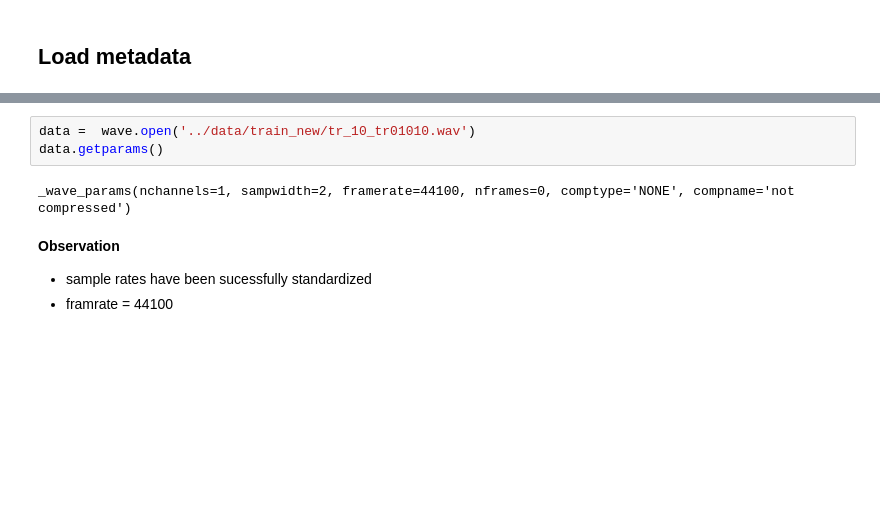
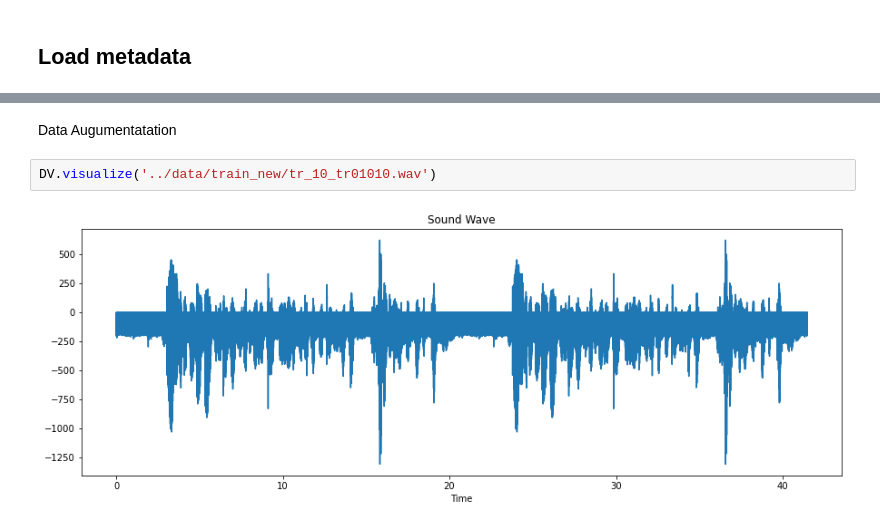
Before and after one commit to Micky373/speech_to_text, a Jupyter notebook: notebooks/preprocessing.ipynb, the cells around one changed output, grey strips where cells are left out. Drawn from its saved outputs; the diff is of its cells as text; blank space fills up the shorter version.

```diff
--- a/notebooks/preprocessing.ipynb
+++ b/notebooks/preprocessing.ipynb
@@ -83,9 +156,6 @@ DC.standardize(meta_data)
+# %% [markdown]
+Data Augumentatation
 # %%
-data =  wave.open('../data/train_new/tr_10_tr01010.wav')
-data.getparams()
+DV.visualize('../data/train_new/tr_10_tr01010.wav')
 # %% [output]
-_wave_params(nchannels=1, sampwidth=2, framerate=44100, nframes=0, comptype='NONE', compname='not compressed')
+[figure, added]
-# %% [markdown]
-**Observation**
-- sample rates have been sucessfully standardized
-- framrate = 44100
```
Also changed, not shown: parts of 34 cells of this notebook, 4 other files.
